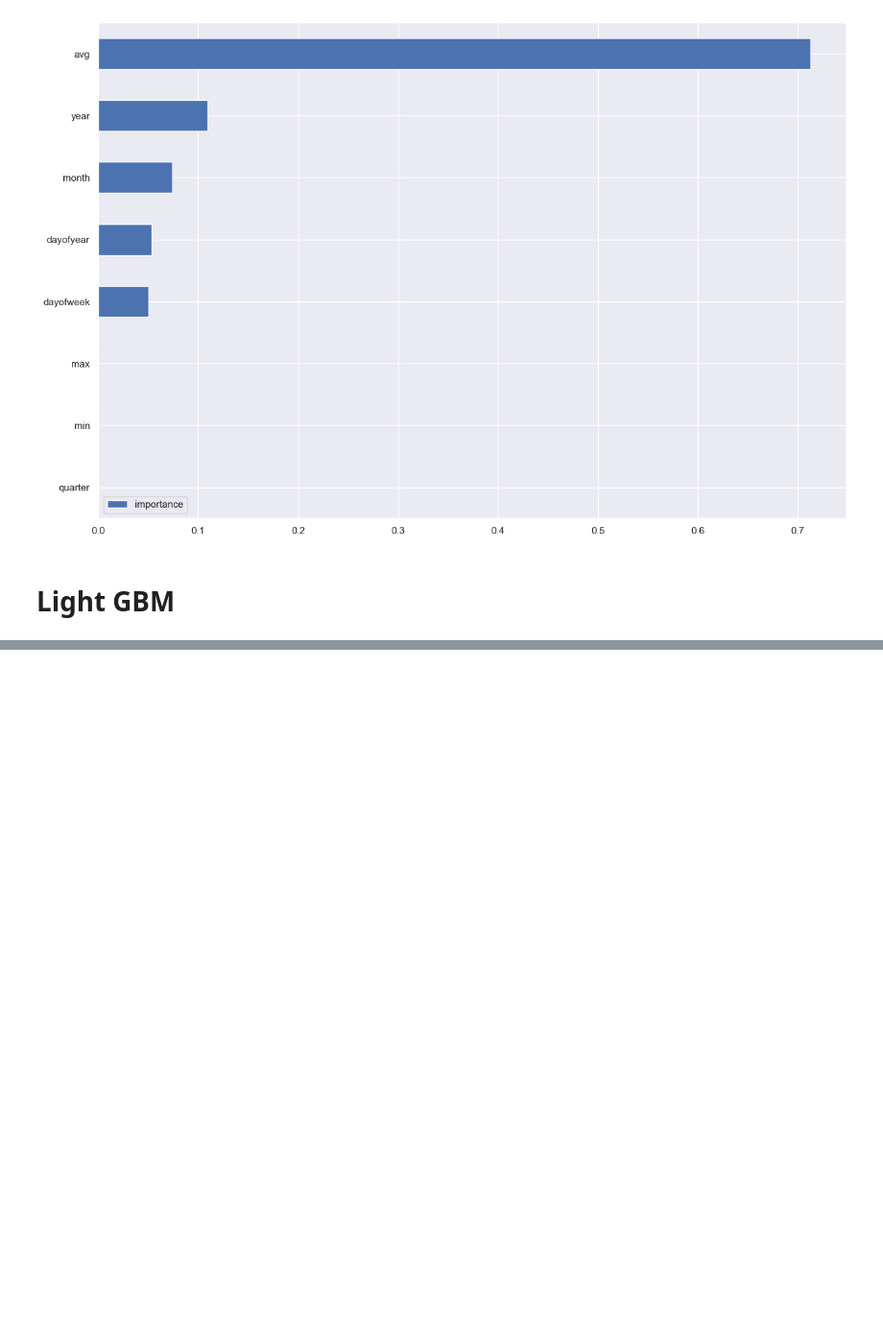
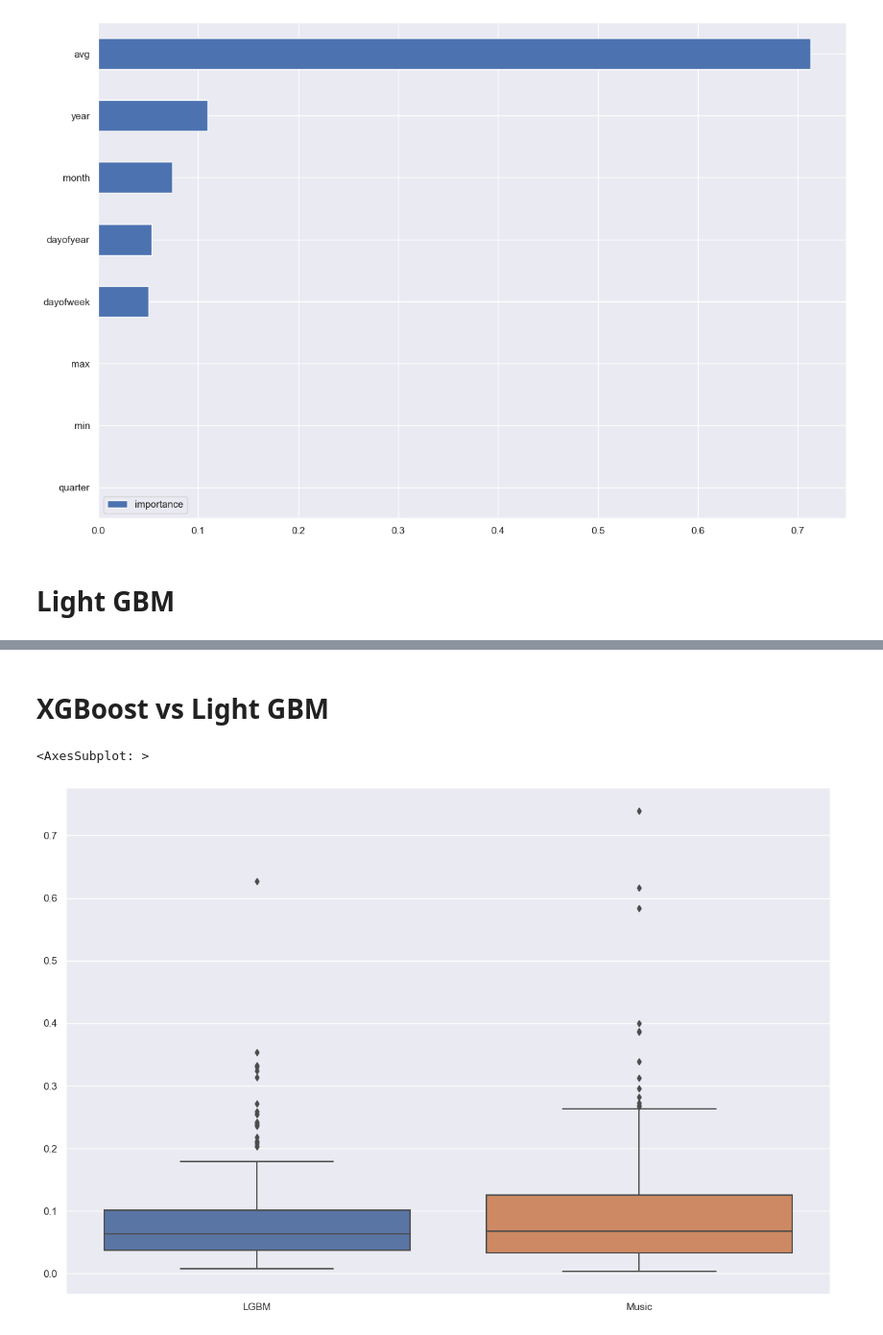
Before and after one commit to MohammadSakhnini/PageView_Prediction, a Jupyter notebook: XGBoost/xg.ipynb, the cells around one changed output, grey strips where cells are left out. Shown: that part at 96% size. Saved outputs shown, nothing was run; the diff lists cells and outputs as text; code cells hidden in the pictures; blank space fills up the shorter version.

Commit message:
Light GBM

```diff
--- a/XGBoost/xg.ipynb
+++ b/XGBoost/xg.ipynb
@@ -107,4 +107,5 @@ xgmodel = xgb.XGBRegressor(n_estimators=100000, early_stopping_rounds=50, learni
 # %%
+%%time
 def train_test_xg(category, model, days_to_predict):
     train_test = []
     neu = []
@@ -150,6 +151,8 @@ def test_neu_xg(dfs, model):
 
     return losses
 
+
+'''
 xgmodel = xgb.XGBRegressor(n_estimators=100000, early_stopping_rounds=50, learning_rate=0.01, eval_metric=smape, disable_default_eval_metric=True, max_depth=6, gamma=0.1)
 losses_music = train_test_xg(["Music"], xgmodel, 14)
 xgmodel = xgb.XGBRegressor(n_estimators=100000, early_stopping_rounds=50, learning_rate=0.01, eval_metric=smape, disable_default_eval_metric=True, max_depth=6, gamma=0.1)
@@ -158,6 +161,8 @@ xgmodel = xgb.XGBRegressor(n_estimators=100000, early_stopping_rounds=50, learni
 losses_movies = train_test_xg(["Movies"], xgmodel, 14)
 xgmodel = xgb.XGBRegressor(n_estimators=100000, early_stopping_rounds=50, learning_rate=0.01, eval_metric=smape, disable_default_eval_metric=True, max_depth=6, gamma=0.1)
 losses_literary = train_test_xg(["Literary"], xgmodel, 14)
-xgmodel = xgb.XGBRegressor(n_estimators=100000, early_stopping_rounds=50, learning_rate=0.01, eval_metric=smape, disable_default_eval_metric=True, max_depth=6, gamma=0.1)
+
+'''
+xgmodel = xgb.XGBRegressor(n_estimators=100000, early_stopping_rounds=50, learning_rate=0.01, eval_metric=smape, disable_default_eval_metric=True, max_depth=6)
 lossess_all = train_test_xg(["Games", "Music", "Movies", "Literary"], xgmodel, 14)
 # %% [output]
@@ -247,0 +316,22 @@ Wall time: 0 ns
+# %% [markdown]
+# XGBoost vs Light GBM
+# %%
+df_music_gbm = pd.DataFrame({"LGBM": losses_lgbm,})
+df_music = pd.DataFrame({"Music": lossess_all,})
+
+x = []
+for i in df_music["Music"]:
+    x.append(i[0])
+df_music["Music"] = x
+
+y = []
+for i in df_music_gbm["LGBM"]:
+    y.append(i[0])
+df_music_gbm["LGBM"] = y
+
+df_all = pd.concat([df_music_gbm, df_music], axis=1)
+sns.set(rc={'figure.figsize':(15,10)})
+sns.boxplot(data=df_all)
+# %% [output]
+<AxesSubplot: >
+[figure, added]
```
Also changed, not shown: parts of 4 cells of this notebook.
